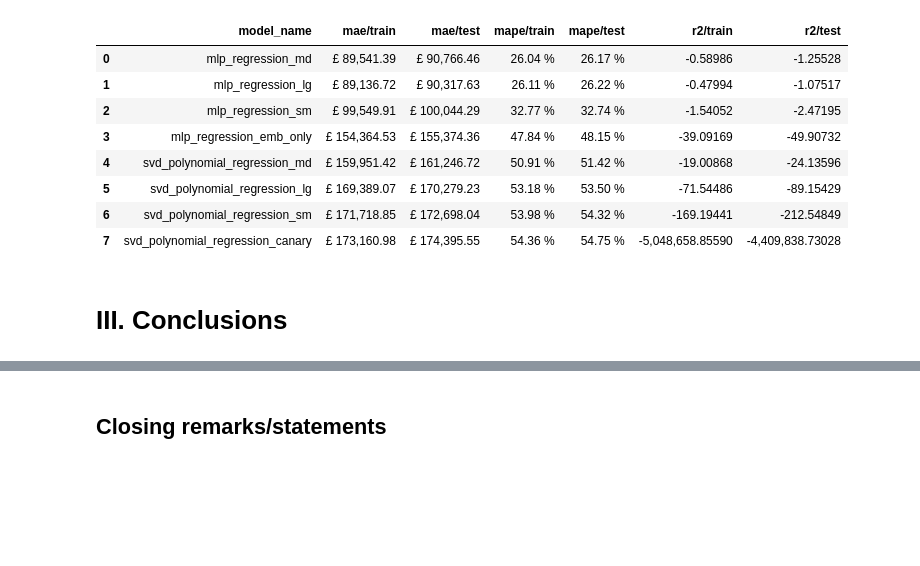
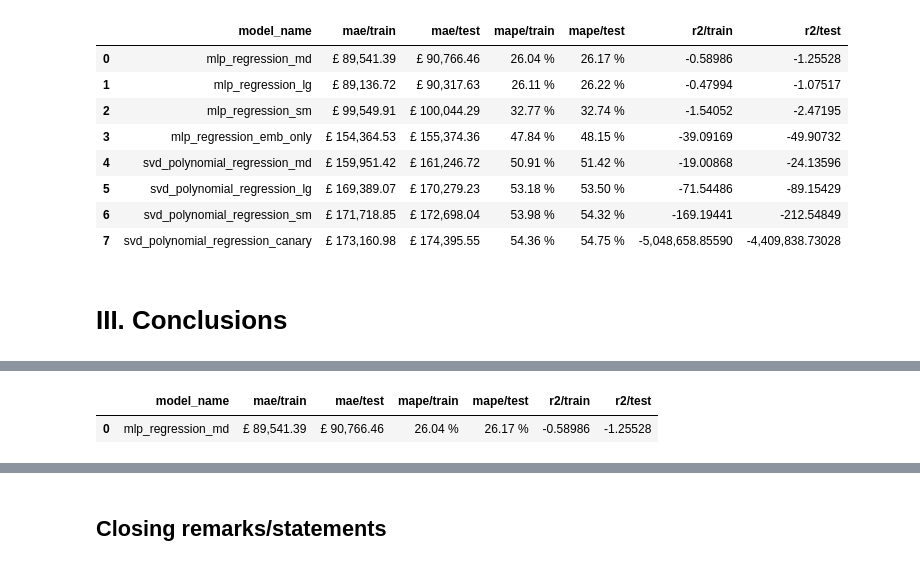
Before and after one commit to hudsonmendes/uolondon-cm3005-dsc, a Jupyter notebook: report.ipynb, the cells around one changed output, grey strips where cells are left out. Cells and saved outputs as stored; diff of their text form; code cells hidden in the pictures; blank space fills up the shorter version.

```diff
--- a/report.ipynb
+++ b/report.ipynb
@@ -2054,7 +2054,8 @@ def collate_results_and_params(dir: pathlib.Path) -> pd.DataFrame:
     return results_df
 
 
-collate_results_and_params(dir=results_dir)
+df_results = collate_results_and_params(dir=results_dir)
+df_results
 # %% [output]
 |  | model_name | mae/train | mae/test | mape/train | mape/test | r2/train | r2/test |
 | 0 | mlp_regression_md | £ 89,541.39 | £ 90,766.46 | 26.04 % | 26.17 % | -0.58986 | -1.25528 |
@@ -2071,0 +2082,5 @@ collate_results_and_params(dir=results_dir)
+# %%
+df_results.iloc[[0]]
+# %% [output]
+|  | model_name | mae/train | mae/test | mape/train | mape/test | r2/train | r2/test |
+| 0 | mlp_regression_md | £ 89,541.39 | £ 90,766.46 | 26.04 % | 26.17 % | -0.58986 | -1.25528 |
```
Also changed, not shown: parts of 4 cells of this notebook.
